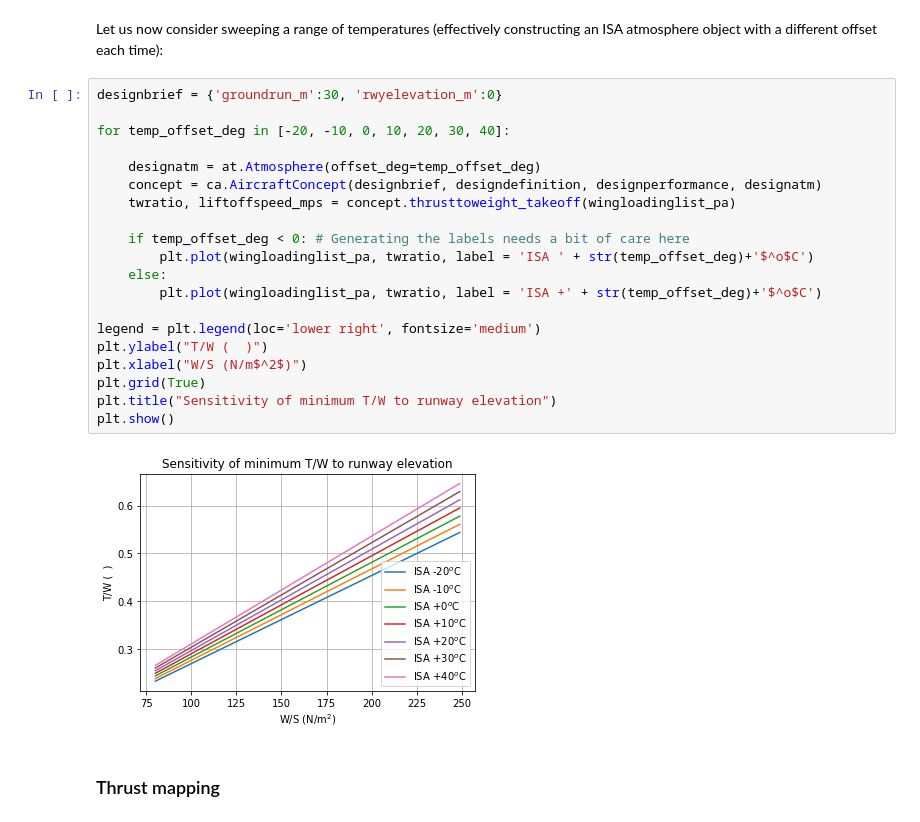
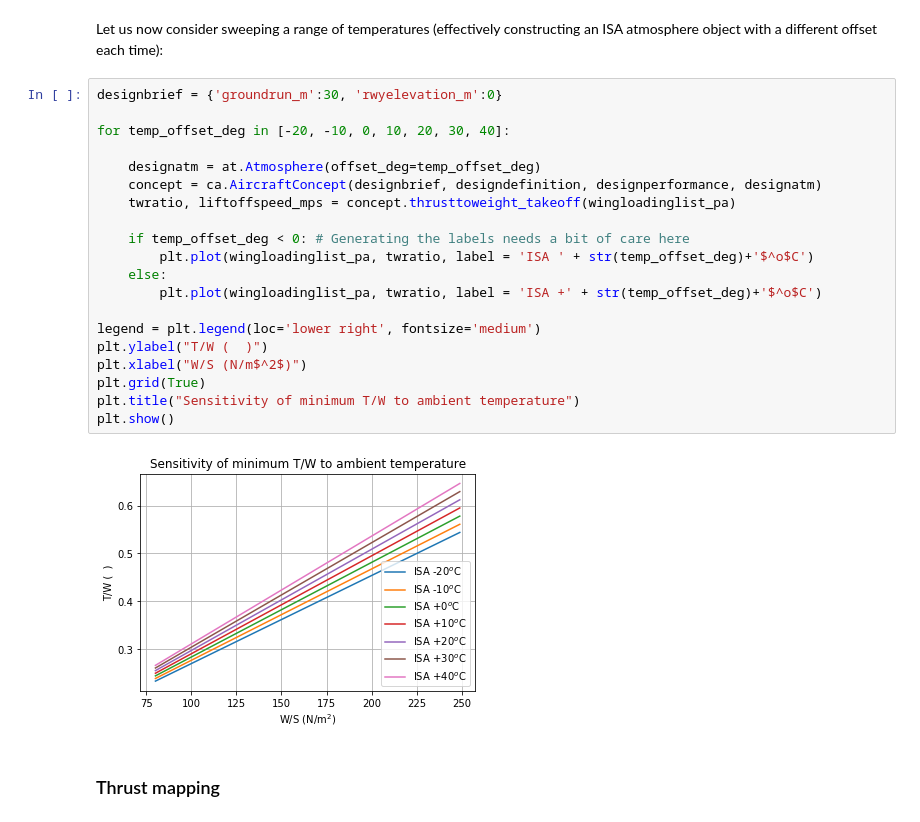
Before and after one commit to sobester/ADRpy, a Jupyter notebook: docs/ADRpy/notebooks/Initial scaling of an aircraft with ADRpy - the take-off constraint.ipynb, the cells around one changed output. Cells and saved outputs as stored; diff of their text form.

Commit message:
corrected figure caption (t/o) perf sensitivities)

```diff
--- a/docs/ADRpy/notebooks/Initial scaling of an aircraft with ADRpy - the take-off constraint.ipynb
+++ b/docs/ADRpy/notebooks/Initial scaling of an aircraft with ADRpy - the take-off constraint.ipynb
@@ -214,25 +214,25 @@ Let us now consider sweeping a range of temperatures (effectively constructing a
 # %%
 designbrief = {'groundrun_m':30, 'rwyelevation_m':0}
 
 for temp_offset_deg in [-20, -10, 0, 10, 20, 30, 40]:
 
     designatm = at.Atmosphere(offset_deg=temp_offset_deg)
     concept = ca.AircraftConcept(designbrief, designdefinition, designperformance, designatm)
     twratio, liftoffspeed_mps = concept.thrusttoweight_takeoff(wingloadinglist_pa)
 
     if temp_offset_deg < 0: # Generating the labels needs a bit of care here
         plt.plot(wingloadinglist_pa, twratio, label = 'ISA ' + str(temp_offset_deg)+'$^o$C')
     else:
         plt.plot(wingloadinglist_pa, twratio, label = 'ISA +' + str(temp_offset_deg)+'$^o$C')
 
 legend = plt.legend(loc='lower right', fontsize='medium')
 plt.ylabel("T/W (  )")
 plt.xlabel("W/S (N/m$^2$)")
 plt.grid(True)
-plt.title("Sensitivity of minimum T/W to runway elevation")
+plt.title("Sensitivity of minimum T/W to ambient temperature")
 plt.show()
 # %% [output]
-[figure, old version]
+[figure, new version]
 # %% [markdown]
 ### Thrust mapping
 # %% [markdown]
```
